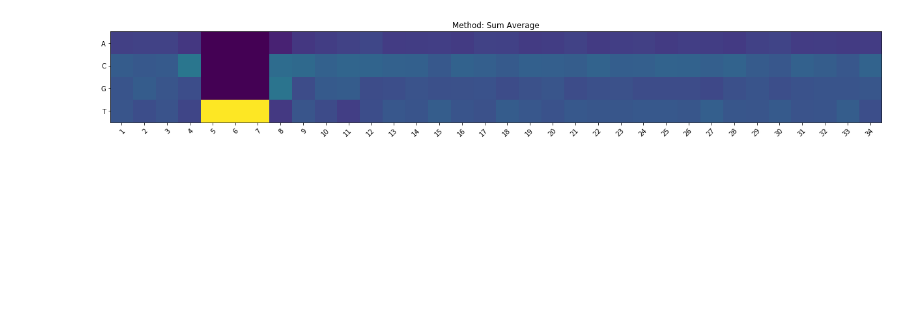
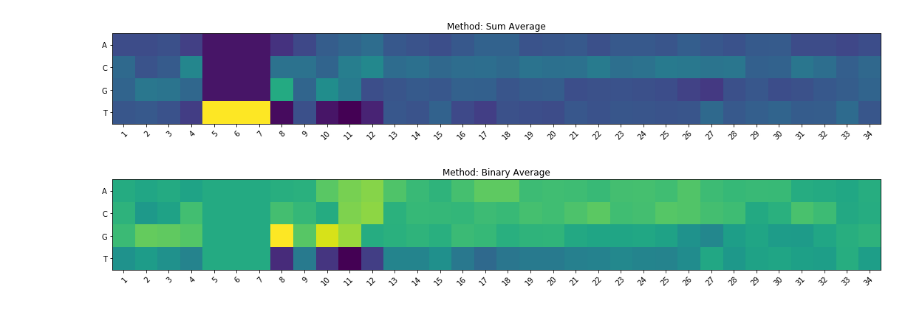
Before and after one commit to sproft/DeepCpf1, a Jupyter notebook: Heatmapping/HeatmapDeepCpf1.ipynb, the cells around one changed output. Saved outputs shown, nothing was run; the diff lists cells and outputs as text; code cells hidden in the pictures; blank space fills up the shorter version.

```diff
--- a/Heatmapping/HeatmapDeepCpf1.ipynb
+++ b/Heatmapping/HeatmapDeepCpf1.ipynb
@@ -20,8 +20,6 @@ from keras.layers.convolutional import Convolution1D, AveragePooling1D
 from keras import backend as K
 
 import utils_imagenet as imgnetutils
-
-plt.rcParams["figure.figsize"] = (17, 20)
 # %%
 def PREPROCESS(lines):
     data_n = len(lines) - 1
@@ -135,5 +133,5 @@ Saving to C:\Users\Sebastian\AppData\Roaming\jupyter\runtime\kernel-5653d42a-a37
 # %%
-
+plt.rcParams["figure.figsize"] = (15, 10)
 #Analyze
 
 print("Analyzing SeqDeepCpf1")
@@ -265,34 +309,68 @@ OUTPUT:
 # %%
+plt.rcParams["figure.figsize"] = (15, 10)
 
-sum_SEQ = np.zeros((34, 4))
-for l in range(len(data)-1):
-    sum_SEQ = sum_SEQ + (Seq_deepCpf1_SCORE[l]*SEQ[l])/(len(data)-1)
+sum_SEQ = np.zeros((34,4),dtype=float)
 
-#plot
+topSEQ = SEQ[split == 3]
+botSEQ = SEQ[split == 0]
+
+topScore = score[split == 3]
+botScore = score[split == 0]
+
+for l in range(len(topSEQ)):
+    sum_SEQ = sum_SEQ + (topSEQ[l]*topScore[l]/len(topSEQ)) + (botSEQ[l]*botScore[l]*(-1)/len(botSEQ))
+
+# plot
 sequence = np.transpose(sum_SEQ)
 
 positions = list(range(1, 35))
 bases = ["A", "C", "G", "T"]
 
 fig, ax = plt.subplots()
 im = ax.imshow(sequence)
 
 # We want to show all ticks...
 ax.set_xticks(np.arange(len(positions)))
 ax.set_yticks(np.arange(len(bases)))
 # ... and label them with the respective list entries
 ax.set_xticklabels(positions)
 ax.set_yticklabels(bases)
 
 # Rotate the tick labels and set their alignment.
 plt.setp(ax.get_xticklabels(), rotation=45, ha="right",
          rotation_mode="anchor")
 
 ax.set_title("Method: Sum Average")
 fig.tight_layout()
 plt.show()
+
+
+#plot
+sequence = np.transpose(np.sum(np.add(topSEQ/len(topSEQ), botSEQ*(-1)/len(botSEQ)), axis=0))
+
+positions = list(range(1, 35))
+bases = ["A", "C", "G", "T"]
+
+fig, ax = plt.subplots()
+im = ax.imshow(sequence)
+
+# We want to show all ticks...
+ax.set_xticks(np.arange(len(positions)))
+ax.set_yticks(np.arange(len(bases)))
+# ... and label them with the respective list entries
+ax.set_xticklabels(positions)
+ax.set_yticklabels(bases)
+
+# Rotate the tick labels and set their alignment.
+plt.setp(ax.get_xticklabels(), rotation=45, ha="right",
+         rotation_mode="anchor")
+
+ax.set_title("Method: Binary Average")
+fig.tight_layout()
+plt.show()
 # %% [output]
-[figure, old version]
+[figure, new version]
+[figure, added]
 # %%
 #clean shutdown for tf.
 
```
Also changed, not shown: parts of 3 cells of this notebook.
